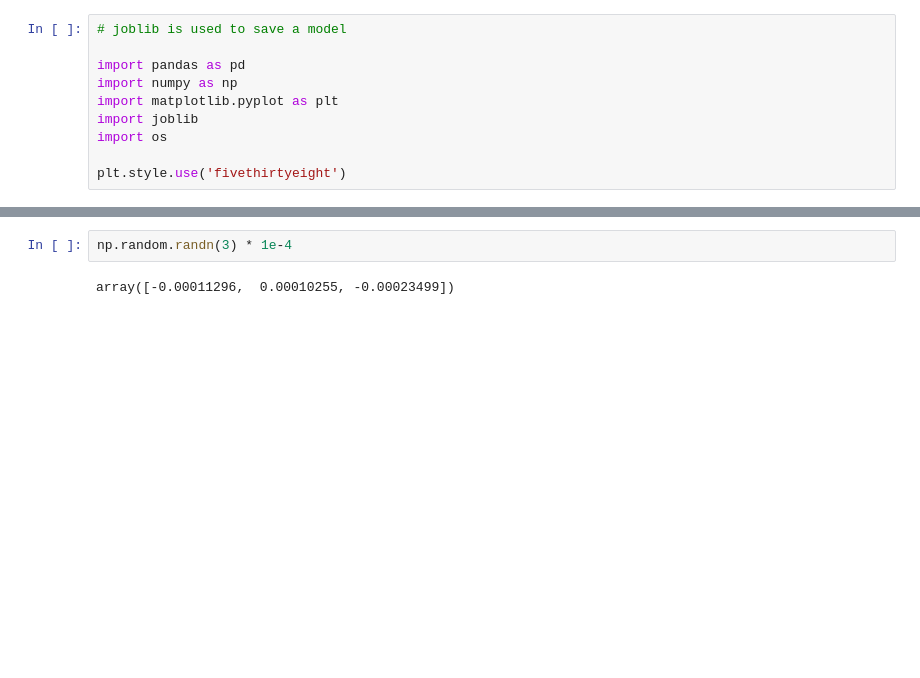
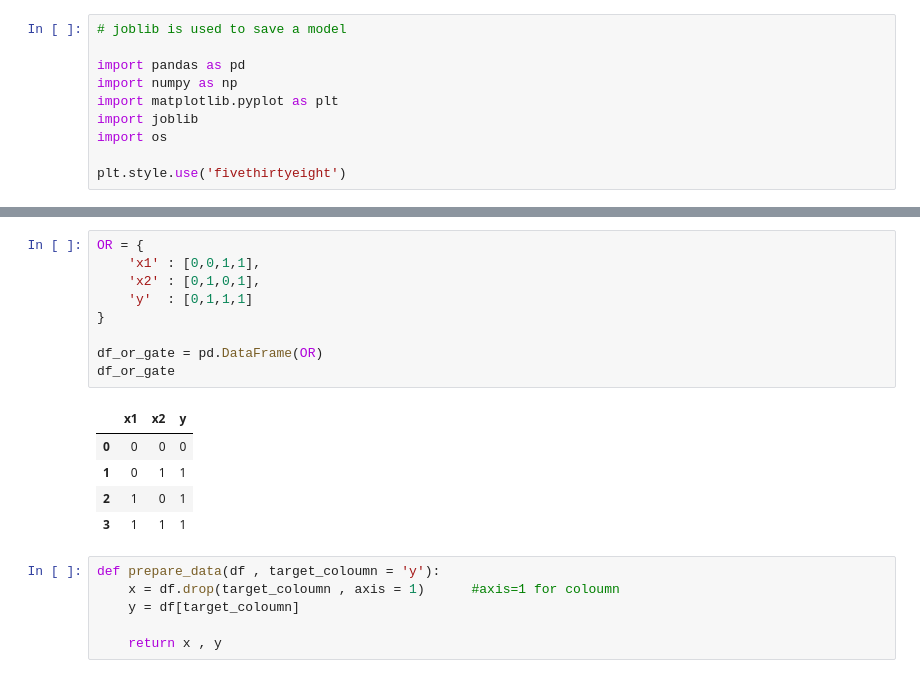
Before and after one commit to harshpaseriya/hp, a Jupyter notebook: Research1_env/DL_perceptron.ipynb, the cells around one changed output, grey strips where cells are left out. Cells and saved outputs as stored; diff of their text form; blank space fills up the shorter version.

```diff
--- a/Research1_env/DL_perceptron.ipynb
+++ b/Research1_env/DL_perceptron.ipynb
@@ -27,4 +57,21 @@ class perceptron:
-# %%
-np.random.randn(3) * 1e-4
-# %% [output]
-array([-0.00011296,  0.00010255, -0.00023499])
+# %%
+OR = {
+    'x1' : [0,0,1,1],
+    'x2' : [0,1,0,1],
+    'y'  : [0,1,1,1]
+}
+
+df_or_gate = pd.DataFrame(OR)
+df_or_gate
+# %% [output]
+|  | x1 | x2 | y |
+| 0 | 0 | 0 | 0 |
+| 1 | 0 | 1 | 1 |
+| 2 | 1 | 0 | 1 |
+| 3 | 1 | 1 | 1 |
+# %%
+def prepare_data(df , target_coloumn = 'y'):
+    x = df.drop(target_coloumn , axis = 1)      #axis=1 for coloumn
+    y = df[target_coloumn]
+
+    return x , y
```
Also changed, not shown: parts of 13 cells of this notebook.
